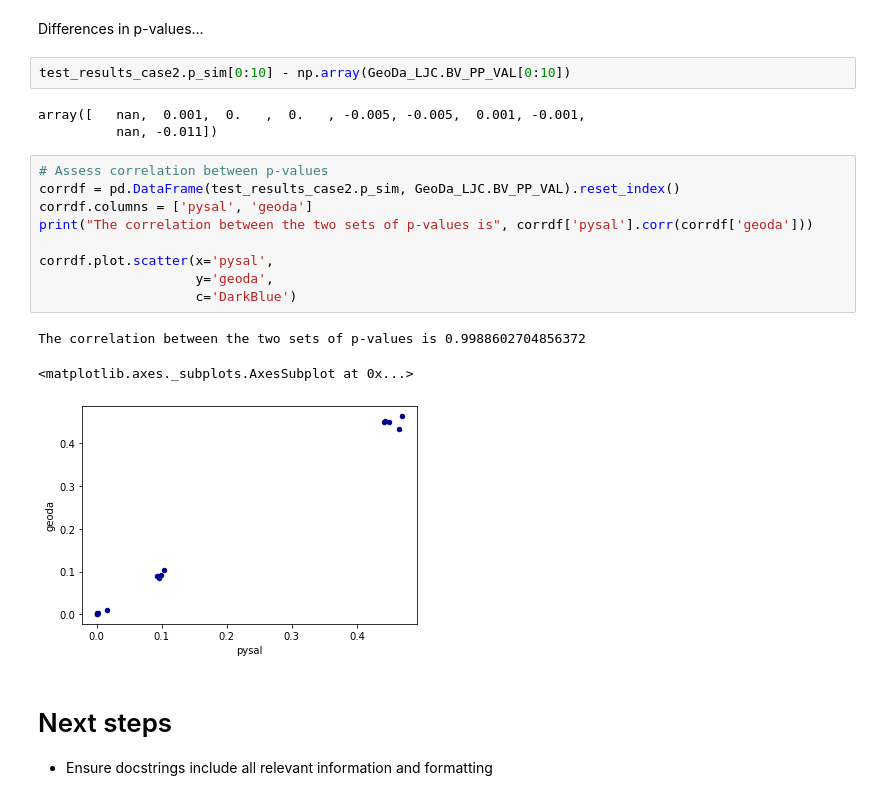
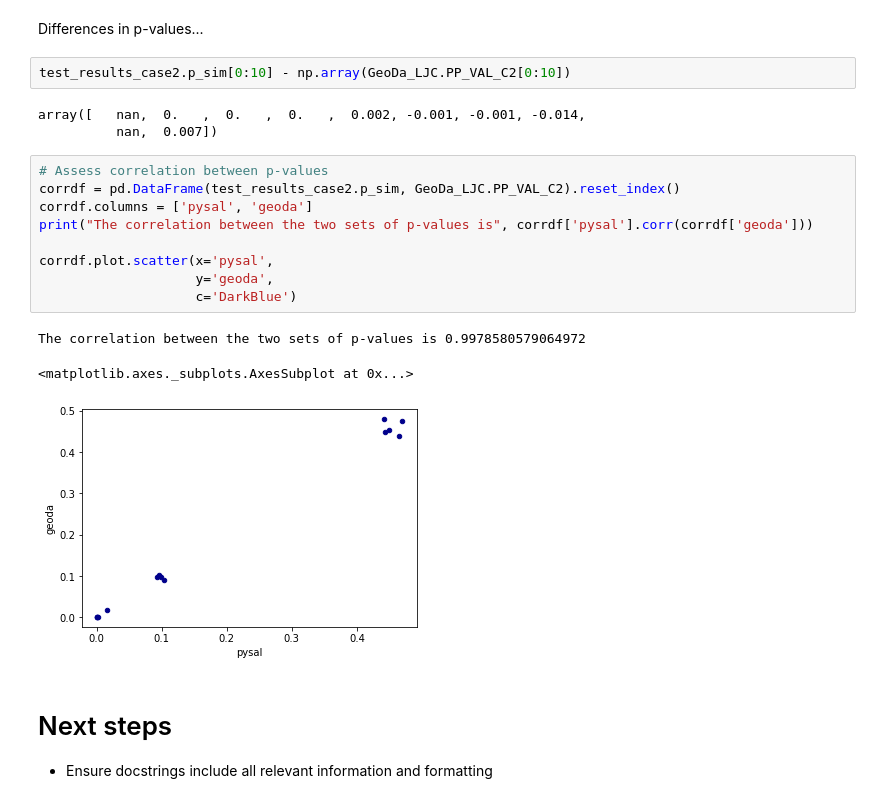
Before and after one commit to jeffcsauer/GSOC2020, a Jupyter notebook: validation/Validation_LJC_bivariate.ipynb, the cells around one changed output. Cells and saved outputs as stored; diff of their text form.

```diff
--- a/validation/Validation_LJC_bivariate.ipynb
+++ b/validation/Validation_LJC_bivariate.ipynb
@@ -542,23 +542,23 @@ array([  nan, 0.001, 0.001, 0.001, 0.015, 0.098, 0.002, 0.104,   nan,
 # %% [markdown]
 Differences in p-values...
 # %%
-test_results_case2.p_sim[0:10] - np.array(GeoDa_LJC.BV_PP_VAL[0:10])
+test_results_case2.p_sim[0:10] - np.array(GeoDa_LJC.PP_VAL_C2[0:10])
 # %% [output]
-array([   nan,  0.001,  0.   ,  0.   , -0.005, -0.005,  0.001, -0.001,
-          nan, -0.011])
+array([   nan,  0.   ,  0.   ,  0.   ,  0.002, -0.001, -0.001, -0.014,
+          nan,  0.007])
 # %%
 # Assess correlation between p-values
-corrdf = pd.DataFrame(test_results_case2.p_sim, GeoDa_LJC.BV_PP_VAL).reset_index()
+corrdf = pd.DataFrame(test_results_case2.p_sim, GeoDa_LJC.PP_VAL_C2).reset_index()
 corrdf.columns = ['pysal', 'geoda']
 print("The correlation between the two sets of p-values is", corrdf['pysal'].corr(corrdf['geoda']))
 
 corrdf.plot.scatter(x='pysal',
                     y='geoda',
                     c='DarkBlue')
 # %% [output]
-The correlation between the two sets of p-values is 0.9988602704856372
+The correlation between the two sets of p-values is 0.9978580579064972
 <matplotlib.axes._subplots.AxesSubplot at 0x...>
-[figure, old version]
+[figure, new version]
 # %% [markdown]
 # Next steps
 
```
Also changed, not shown: parts of 3 cells of this notebook, 5 other files.
